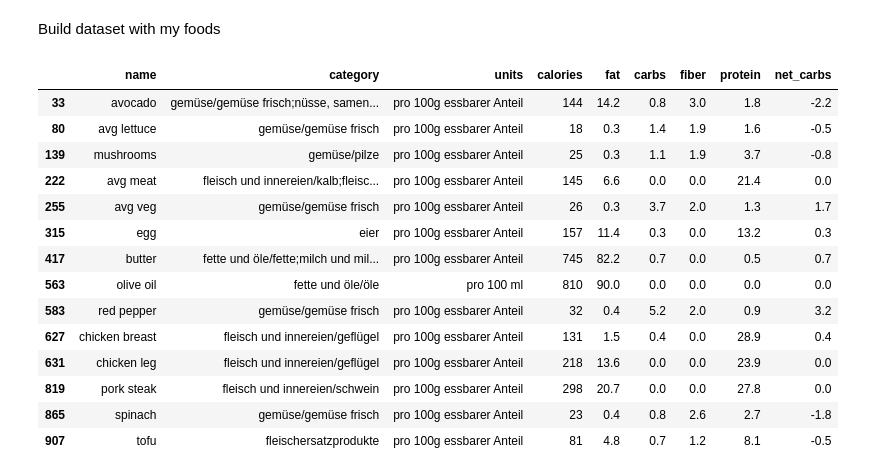
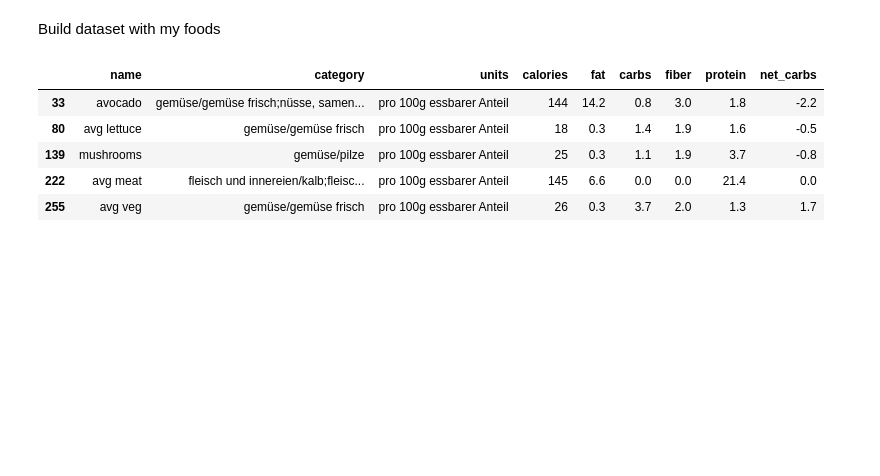
Before and after one commit to fabiangunzinger/learning, a Jupyter notebook: food-data/foods.ipynb, the cells around one changed output. Cells and saved outputs as stored; diff of their text form; code cells hidden in the pictures; blank space fills up the shorter version.

```diff
--- a/food-data/foods.ipynb
+++ b/food-data/foods.ipynb
@@ -109,48 +94,42 @@ find_item('poul')
 # %% [markdown]
 Build dataset with my foods
 # %%
-def keep_myfoods(data):
-    df = (data.loc[data.name.isin(my_foods)]
-          .pipe(rename_foods))
-    return df
-
 my_foods = {
     'avocado, roh': 'avocado',
+    'blattsalat (durchschnitt), roh': 'avg lettuce',
+    'champignon, roh': 'mushrooms',
+    'fleisch (durchschnitt exkl. innereien), roh': 'avg meat',
+    'gemüse (durchschnitt), roh': 'avg veg',
     'hühnerei, ganz, festgekocht': 'egg',
+    'kakaopulver': 'cocoa powder',
+    'kochbutter': 'butter',
+    'kokosfett': 'coconut fat',
+    'kokosnuss, getrocknet (kokosrapseln, kokosflocken)': 'coconut flakes',
+    'mandel': 'almond',
     'olivenöl': 'olive oil',
-    'spinat, roh': 'spinach',
-    'champignon, roh': 'mushrooms',
-    'blattsalat (durchschnitt), roh': 'avg lettuce',
     'peperoni, rot, roh': 'red pepper',
     'poulet, schenkel, mit haut, gebraten (ohne zusatz von fett und salz)': 'chicken leg',
     'poulet, brust, schnitzel oder geschnetzeltes, gebraten (ohne zusatz von fett und salz)': 'chicken breast',
+    'samen, kerne, nüsse (durchschnitt), ungesalzen': 'nuts and seed mix',
+    'schwein, hals, steak, gebraten (ohne zusatz von fett und salz)': 'pork steak',
+    'spinat, roh': 'spinach',
     'tofu': 'tofu',
-    'gemüse (durchschnitt), roh': 'avg veg',
-    'kochbutter': 'butter',
-    'fleisch (durchschnitt exkl. innereien), roh': 'avg meat',
-    'schwein, hals, steak, gebraten (ohne zusatz von fett und salz)': 'pork steak'
 }
 
-def rename_foods(df):
-    df = df.copy()
-    df['name'] = df['name'].map(my_foods)
+
+def make_myfoods(data, foods):
+    df = data.copy()
+    df = df.loc[data.name.isin(foods)]
+    df['name'] = df['name'].map(foods)
     return df
 
-myfoods = keep_myfoods(foods)
-myfoods
+
+myfoods = make_myfoods(foods, my_foods)
+myfoods.head()
 # %% [output]
 |  | name | category | units | calories | fat | carbs | fiber | protein | net_carbs |
 | 33 | avocado | gemüse/gemüse frisch;nüsse, samen... | pro 100g essbarer Anteil | 144 | 14.2 | 0.8 | 3.0 | 1.8 | -2.2 |
 | 80 | avg lettuce | gemüse/gemüse frisch | pro 100g essbarer Anteil | 18 | 0.3 | 1.4 | 1.9 | 1.6 | -0.5 |
 | 139 | mushrooms | gemüse/pilze | pro 100g essbarer Anteil | 25 | 0.3 | 1.1 | 1.9 | 3.7 | -0.8 |
 | 222 | avg meat | fleisch und innereien/kalb;fleisc... | pro 100g essbarer Anteil | 145 | 6.6 | 0.0 | 0.0 | 21.4 | 0.0 |
 | 255 | avg veg | gemüse/gemüse frisch | pro 100g essbarer Anteil | 26 | 0.3 | 3.7 | 2.0 | 1.3 | 1.7 |
-| 315 | egg | eier | pro 100g essbarer Anteil | 157 | 11.4 | 0.3 | 0.0 | 13.2 | 0.3 |
-| 417 | butter | fette und öle/fette;milch und mil... | pro 100g essbarer Anteil | 745 | 82.2 | 0.7 | 0.0 | 0.5 | 0.7 |
-| 563 | olive oil | fette und öle/öle | pro 100 ml | 810 | 90.0 | 0.0 | 0.0 | 0.0 | 0.0 |
-| 583 | red pepper | gemüse/gemüse frisch | pro 100g essbarer Anteil | 32 | 0.4 | 5.2 | 2.0 | 0.9 | 3.2 |
-| 627 | chicken breast | fleisch und innereien/geflügel | pro 100g essbarer Anteil | 131 | 1.5 | 0.4 | 0.0 | 28.9 | 0.4 |
-| 631 | chicken leg | fleisch und innereien/geflügel | pro 100g essbarer Anteil | 218 | 13.6 | 0.0 | 0.0 | 23.9 | 0.0 |
-| 819 | pork steak | fleisch und innereien/schwein | pro 100g essbarer Anteil | 298 | 20.7 | 0.0 | 0.0 | 27.8 | 0.0 |
-| 865 | spinach | gemüse/gemüse frisch | pro 100g essbarer Anteil | 23 | 0.4 | 0.8 | 2.6 | 2.7 | -1.8 |
-| 907 | tofu | fleischersatzprodukte | pro 100g essbarer Anteil | 81 | 4.8 | 0.7 | 1.2 | 8.1 | -0.5 |
```
Also changed, not shown: parts of 5 cells of this notebook.
